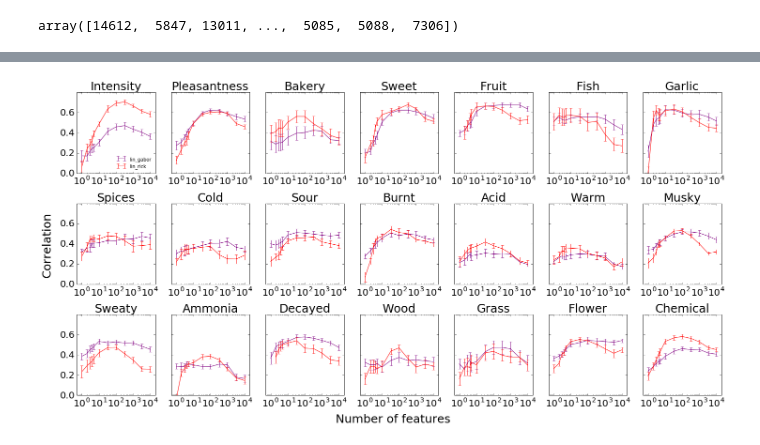
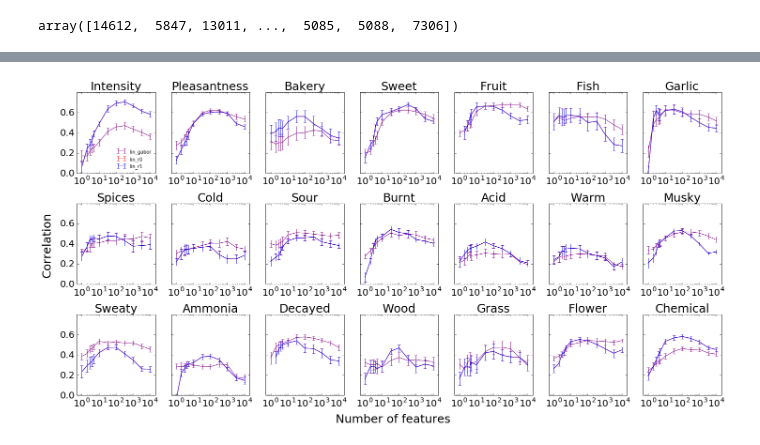
Before and after one commit to dream-olfaction/olfaction-prediction, a Jupyter notebook: opc_python/gerkin/gabor_rick_comparison.ipynb, the cells around one changed output, grey strips where cells are left out. Drawn from its saved outputs; the diff is of its cells as text; code cells hidden in the pictures.

```diff
--- a/opc_python/gerkin/gabor_rick_comparison.ipynb
+++ b/opc_python/gerkin/gabor_rick_comparison.ipynb
@@ -97,7 +97,7 @@ class DoubleSS:
 Y = Y_all['mean_std'] # Use the perceptual means (second 21 columns are std's which are ignored here)
 # %%
 # Produces correlations for each split for each descriptor, for varying numbers of (ranked) features.
-def feature_sweep(X_all,Y,n_estimators,n_splits=n_splits,n_features=n_features,model='rf',alpha=1.0):
+def feature_sweep(X_all,Y,n_estimators,n_splits=n_splits,n_features=n_features,model='rf',alpha=1.0,random_state=0):
     rs = np.zeros((21,len(n_features),n_splits)) # Empty matrix to store correlations.
     n_obs = int(X_all.shape[0]/2) # Number of molecules.
     shuffle_split = ShuffleSplit(n_obs,n_splits,test_size=0.17,random_state=0) # This will produce the splits in
@@ -112,9 +112,10 @@ def feature_sweep(X_all,Y,n_estimators,n_splits=n_splits,n_features=n_features,m
             print(col,j)
             if model == 'rf': # If the model is random forest regression.
                 est = RandomForestRegressor(n_estimators=n_estimators,max_features='auto',
-                                            oob_score=False,n_jobs=8,random_state=0)
+                                            oob_score=False,n_jobs=8,random_state=random_state)
             elif model == 'ridge': # If the model is ridge regression.
-                est = Ridge(alpha=alpha,random_state=0)
+                est = Ridge(alpha=alpha,fit_intercept=True, normalize=False,
+                            copy_X=True, max_iter=None, tol=0.001, solver='auto', random_state=random_state)
             est.fit(X[train,:],observed[train]) # Fit the model on the training data.
             if model == 'rf':
                 importance_ranks = np.argsort(est.feature_importances_)[::-1] # Use feature importances to get ranks.
@@ -132,7 +133,7 @@ def feature_sweep(X_all,Y,n_estimators,n_splits=n_splits,n_features=n_features,m
               tuple([col]+[means[i] for i in range(len(n_features))])) # Print the results.
     return rs
 # %%
-rs = feature_sweep(X_scaled_sq,Y,None,model='ridge') # Use the linear and squared terms,
+rs_0 = feature_sweep(X_scaled_sq,Y,None,model='ridge',random_state=0) # Use the linear and squared terms,
                                                      # and negLogD with ridge regression.
 # %% [output]
 0 0
@@ -152,3 +153,6 @@ Desc. 0: [0.066], [0.241], [0.287], [0.325], [0.391], [0.486], [0.636], [0.692],
 20 8
 20 9
 Desc. 20: [0.191], [0.287], [0.348], [0.403], [0.428], [0.533], [0.569], [0.582], [0.562], [0.530], [0.472], [0.452],
+# %%
+rs_1 = feature_sweep(X_scaled_sq,Y,None,model='ridge',random_state=1) # Use the linear and squared terms,
+                                                     # and negLogD with ridge regression.
@@ -155,27 +180,28 @@ Desc. 20: [0.191], [0.287], [0.348], [0.403], [0.428], [0.533], [0.569], [0.582]
 # %%
 assert np.array_equal(np.array(n_features),np.array(linear_mean_noleak['number of features']))
 fig,axes = plt.subplots(3,7,sharex=False,sharey=True,figsize=(20,10))
 for col,ax in enumerate(axes.flat):
     lin_means = linear_mean_noleak[descriptors[col]]
     ax.errorbar(n_features,lin_means,linear_sem_noleak[descriptors[col]],color='purple',label='lin_gabor')
-    ax.errorbar(n_features,rs[col].mean(axis=1),rs[col].std(axis=1)/np.sqrt(n_splits),color='red',label='lin_rick')
+    ax.errorbar(n_features,rs_0[col].mean(axis=1),rs_0[col].std(axis=1)/np.sqrt(n_splits),color='red',label='lin_r0')
+    ax.errorbar(n_features,rs_1[col].mean(axis=1),rs_1[col].std(axis=1)/np.sqrt(n_splits),color='blue',label='lin_r1')
     #ax.errorbar(n_features,forest[col].mean(axis=1),forest[col].std(axis=1)/np.sqrt(n_splits),color='green',label='forest')
     if col==0:
         ax.legend()
         handles, labels = ax.get_legend_handles_labels()
         lg = ax.legend(handles[1:], labels[1:], loc=4, fontsize=10)
         lg.draw_frame(False)
     ax.set_xlim(0.5,20000)
     ax.set_ylim(0,0.8)
     ax.set_yticks(np.linspace(0,0.6,4))
     ax.set_yticklabels([_ for _ in np.linspace(0,0.6,4)],size=20)
     ax.set_xticklabels(n_features,size=20)
     ax.set_xscale('log')
     descriptor = descriptors[col].split('/')[1 if col==1 else 0]
     descriptor = descriptor[0]+descriptor[1:].lower()
     ax.set_title(descriptor, size=25)
 plt.tight_layout()
 fig.text(0.5, -0.025, 'Number of features', ha='center', size=25)
 fig.text(-0.02, 0.5, 'Correlation', va='center', rotation='vertical', size=25);
 # %% [output]
-[figure, old version]
+[figure, new version]
```
Also changed, not shown: parts of 2 cells of this notebook.
